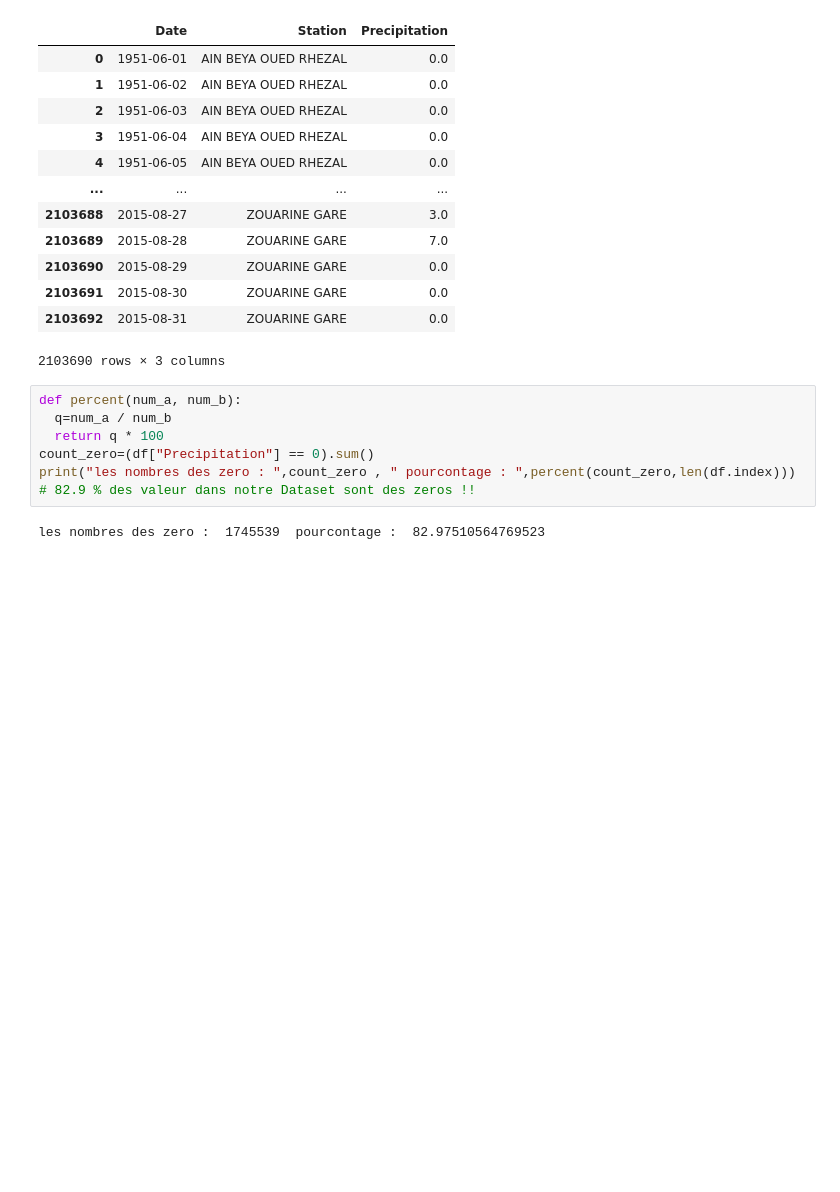
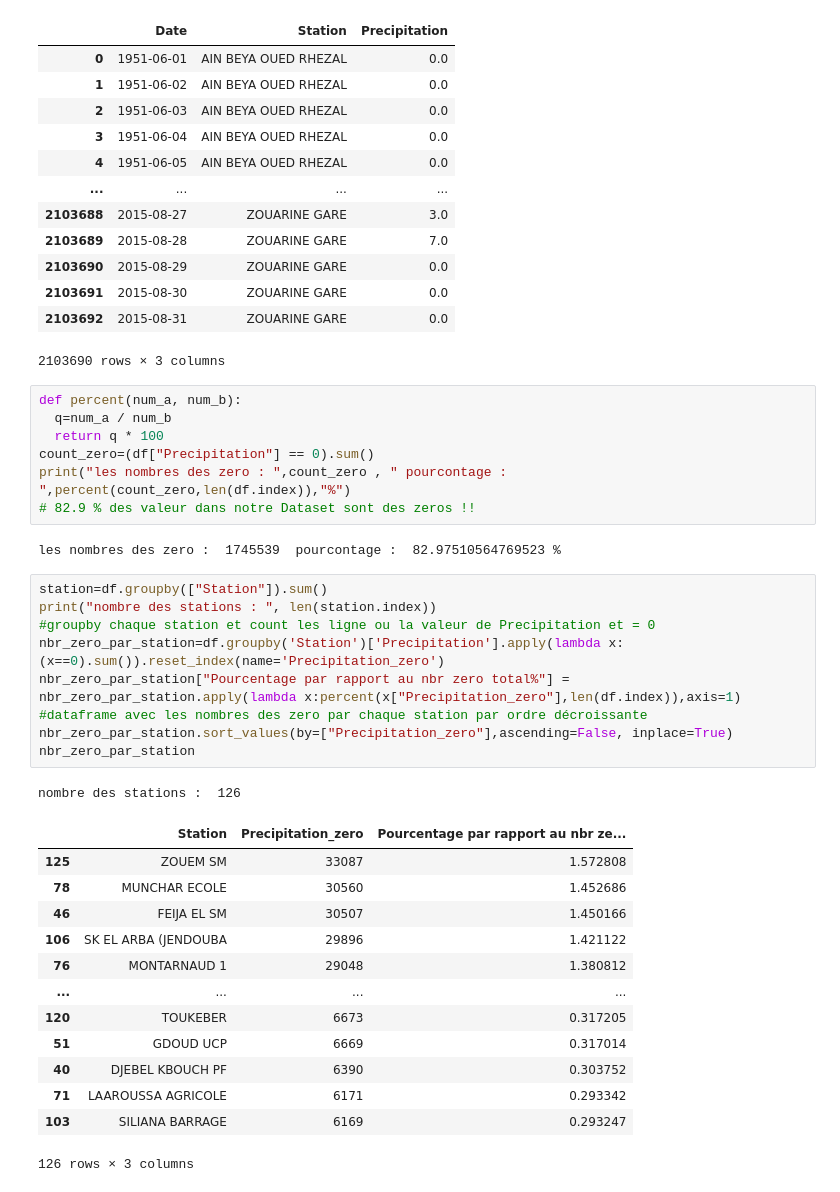
Before and after one commit to linamarwabelkilani/modelisation-hydrologique, a Jupyter notebook: netoyage_des_données_v3.ipynb, the cells around one changed output. Saved outputs shown, nothing was run; the diff lists cells and outputs as text; blank space fills up the shorter version.

```diff
--- a/netoyage_des_données_v3.ipynb
+++ b/netoyage_des_données_v3.ipynb
@@ -54,7 +54,31 @@ def percent(num_a, num_b):
   q=num_a / num_b
   return q * 100
 count_zero=(df["Precipitation"] == 0).sum()
-print("les nombres des zero : ",count_zero , " pourcontage : ",percent(count_zero,len(df.index)))
+print("les nombres des zero : ",count_zero , " pourcontage : ",percent(count_zero,len(df.index)),"%")
 # 82.9 % des valeur dans notre Dataset sont des zeros !!
 # %% [output]
-les nombres des zero :  1745539  pourcontage :  82.97510564769523
+les nombres des zero :  1745539  pourcontage :  82.97510564769523 %
+# %%
+station=df.groupby(["Station"]).sum()
+print("nombre des stations : ", len(station.index))
+#groupby chaque station et count les ligne ou la valeur de Precipitation et = 0
+nbr_zero_par_station=df.groupby('Station')['Precipitation'].apply(lambda x: (x==0).sum()).reset_index(name='Precipitation_zero')
+nbr_zero_par_station["Pourcentage par rapport au nbr zero total%"] = nbr_zero_par_station.apply(lambda x:percent(x["Precipitation_zero"],len(df.index)),axis=1)
+#dataframe avec les nombres des zero par chaque station par ordre décroissante
+nbr_zero_par_station.sort_values(by=["Precipitation_zero"],ascending=False, inplace=True)
+nbr_zero_par_station
+# %% [output]
+nombre des stations :  126
+|  | Station | Precipitation_zero | Pourcentage par rapport au nbr ze... |
+| 125 | ZOUEM SM | 33087 | 1.572808 |
+| 78 | MUNCHAR ECOLE | 30560 | 1.452686 |
+| 46 | FEIJA EL SM | 30507 | 1.450166 |
+| 106 | SK EL ARBA (JENDOUBA | 29896 | 1.421122 |
+| 76 | MONTARNAUD 1 | 29048 | 1.380812 |
+| ... | ... | ... | ... |
+| 120 | TOUKEBER | 6673 | 0.317205 |
+| 51 | GDOUD UCP | 6669 | 0.317014 |
+| 40 | DJEBEL KBOUCH PF | 6390 | 0.303752 |
+| 71 | LAAROUSSA AGRICOLE | 6171 | 0.293342 |
+| 103 | SILIANA BARRAGE | 6169 | 0.293247 |
+126 rows × 3 columns
```
Also changed, not shown: parts of 3 cells of this notebook.
